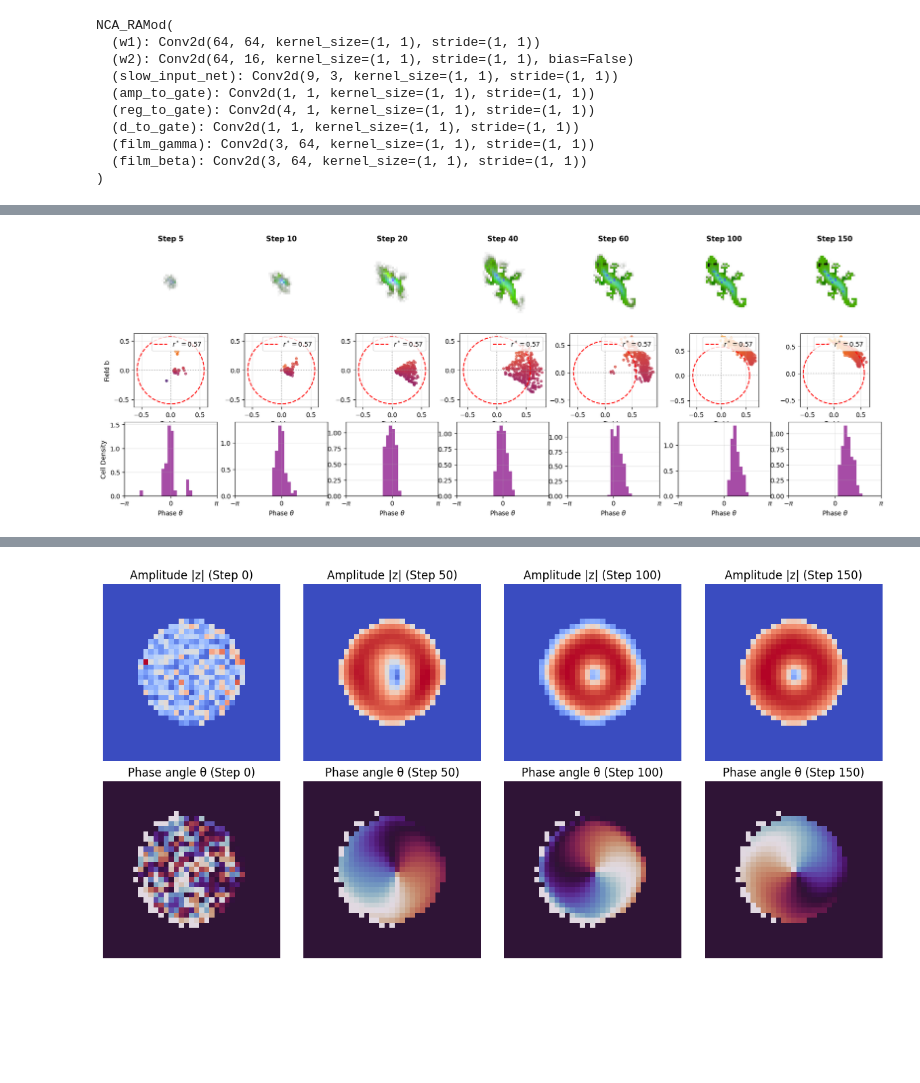
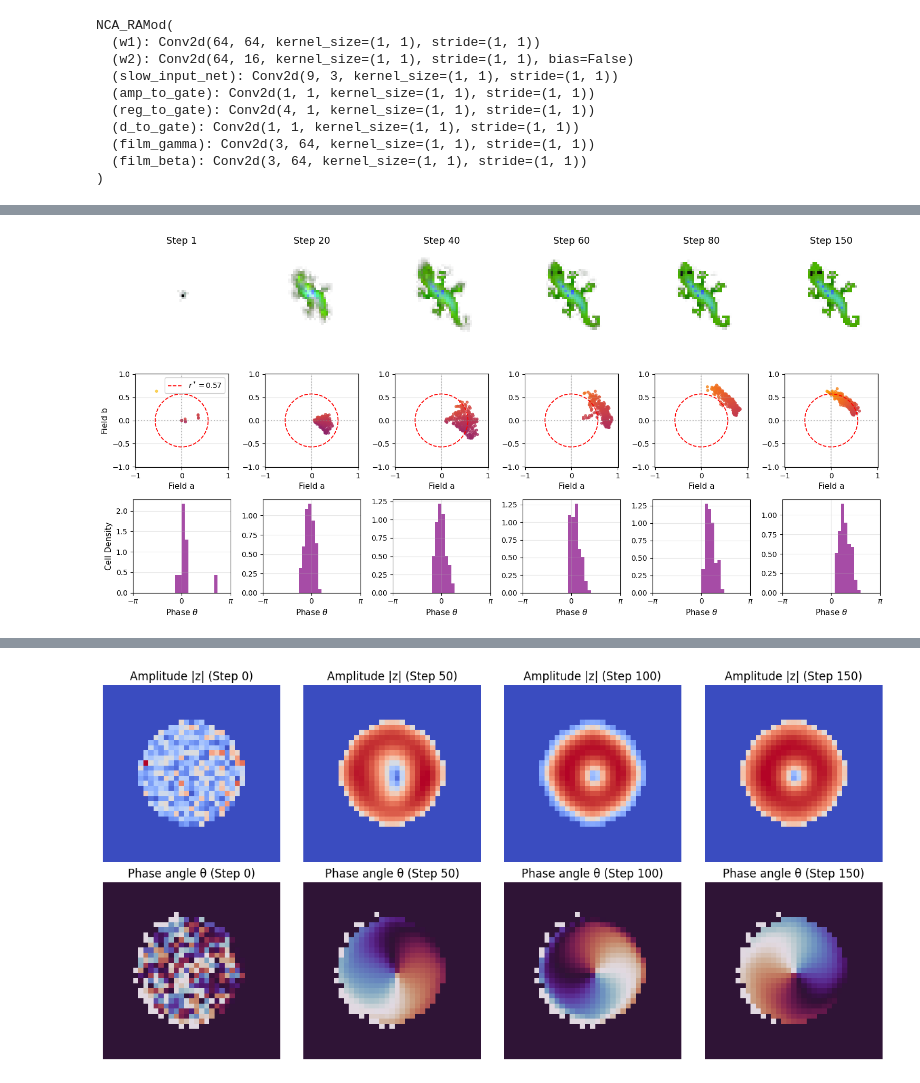
Before and after one commit to lshofsl/Thesis, a Jupyter notebook: NCA_w_RAmod.ipynb, the cells around one changed output, grey strips where cells are left out. Drawn from its saved outputs; the diff is of its cells as text; code cells hidden in the pictures; blank space fills up the shorter version.

```diff
--- a/NCA_w_RAmod.ipynb
+++ b/NCA_w_RAmod.ipynb
@@ -453,7 +456,7 @@ del optim
 torch.cuda.empty_cache()
 # %%
 nca = NCA_RAMod(CHANNELS,hidden_n=HIDDEN_SIZE)
-nca.load_state_dict(torch.load("Trained_models/Gene/NCA_RAMod.pth"))
+nca.load_state_dict(torch.load("Trained_models/Gene/NCA_RAMod_k_4.pth"))
 nca.to(DEVICE).eval()
 # %% [output]
 NCA_RAMod(
@@ -602,0 +629,14 @@ Learned RA constants:
+# %%
+#mask alpha channel and d
+x = torch.from_numpy(seed[None, ...]).to(DEVICE) if isinstance(seed, np.ndarray) else seed.to(DEVICE)
+
+live_mask = (base[:, 3:4] > 0.1).float()
+
+bg = x[0, 18][~live_mask[0,0].bool()]
+print("background min/max:", bg.min().item(), bg.max().item())
+
+
+alpha = x[0, 3][live_mask[0,0].bool()]
+d_alive = x[0, 18][live_mask[0,0].bool()]
+corr = torch.corrcoef(torch.stack([d_alive, alpha]))[0,1]
+print("corr(d, alpha):", corr.item())
@@ -794,12 +861,12 @@ def record_metrics(x_curr, amp_curr, phase_curr):
     phase_history.append(mean_phase.item())
 
 
-capture_steps = [5, 10, 20, 40, 60, 100, 150]
+capture_steps = [1, 20, 40, 60, 80, 150]
 captured_states = {}
 with torch.no_grad():
   x_phase_port = torch.from_numpy(seed[None, ...]).to(DEVICE) if isinstance(seed, np.ndarray) else seed.to(DEVICE)
   for t in range(160):
-    x_phase_port, phase, amp,_,_ = nca(x_phase_port, step=t, k=4)
+    x_phase_port, amp, phase,_,_ = nca(x_phase_port, step=t, k=4)
     record_metrics(x_phase_port, amp, phase)
     if t in capture_steps:
       captured_states[t] = x_phase_port[0].clone()
@@ -812,70 +879,77 @@ r_star = np.sqrt(mu / g0)
 theta = np.linspace(0, 2 * np.pi, 200)
 
 n_cols = len(capture_steps)
-fig, axes = plt.subplots(3, n_cols, figsize=(3 * n_cols, 7))
+fig, axes = plt.subplots(3, n_cols, figsize=(2.6 * n_cols, 7.5))
+
+# --- shared axis limits, computed once across all captured steps ---
+all_a, all_b = [], []
+for step_idx in capture_steps:
+    a_live, b_live, _ = get_living_ab(captured_states[step_idx])
+    all_a.append(a_live)
+    all_b.append(b_live)
+all_a = np.concatenate(all_a) if len(np.concatenate(all_a)) else np.array([0.0])
+all_b = np.concatenate(all_b) if len(np.concatenate(all_b)) else np.array([0.0])
+
+lim = max(r_star, np.abs(all_a).max(), np.abs(all_b).max()) * 1.15
+
+FONT = 13  # bump up for print legibility
+
+sc = None  # keep a reference for a single shared colorbar later
 
 for col, step_idx in enumerate(capture_steps):
     state = captured_states[step_idx]
 
-    # 1. Top Row: RGBA Image Rendering
+    # Row 0: RGBA
     rgba = state[:4].permute(1, 2, 0).detach().cpu().clamp(0, 1).numpy()
     axes[0, col].imshow(rgba)
-    axes[0, col].set_title(f"Step {step_idx}", fontsize=11, fontweight='bold')
+    axes[0, col].set_title(f"Step {step_idx}", fontsize=FONT)
     axes[0, col].axis('off')
 
-    # 2. Bottom Row: Phase Space (a vs b)
+    # Row 1: phase portrait
     a_live, b_live, _ = get_living_ab(state)
     angles = np.arctan2(b_live, a_live)
 
-    axes[1, col].plot(
-        r_star * np.cos(theta),
-        r_star * np.sin(theta),
-        'r--',
-        label=f'$r^* = {r_star:.2f}$'
-    )
+    ring_label = f'$r^* = {r_star:.2f}$' if col == 0 else None
+    axes[1, col].plot(r_star * np.cos(theta), r_star * np.sin(theta),
+                       'r--', label=ring_label, linewidth=1.3)
     axes[1, col].axhline(0, color='gray', linestyle=':', alpha=0.5)
     axes[1, col].axvline(0, color='gray', linestyle=':', alpha=0.5)
 
     if len(a_live) > 0:
-        # FIX 3: Consistent color mapping across phase space [-pi, pi]
         sc = axes[1, col].scatter(
-            a_live, b_live,
-            c=angles,
-            cmap='inferno',
-            vmin=-np.pi,
-            vmax=np.pi,
-            s=12,
-            alpha=0.7
+            a_live, b_live, c=angles, cmap='inferno',
+            vmin=-np.pi, vmax=np.pi, s=10, alpha=0.75
         )
 
+    axes[1, col].set_xlim(-lim, lim)
+    axes[1, col].set_ylim(-lim, lim)
     axes[1, col].set_aspect('equal')
-    axes[1, col].set_xlabel('Field a')
+    axes[1, col].set_xlabel('Field a', fontsize=FONT - 2)
     if col == 0:
-        axes[1, col].set_ylabel('Field b')
+        axes[1, col].set_ylabel('Field b', fontsize=FONT - 2)
+        axes[1, col].legend(loc='upper right', fontsize=FONT - 3, framealpha=0.9)
+    axes[1, col].tick_params(labelsize=FONT - 3)
     axes[1, col].grid(True, alpha=0.3)
-    axes[1, col].legend(loc='upper right')
 
+    # Row 2: phase histogram
     if len(angles) > 0:
-        # Plot phase histogram for living cells across [-pi, pi]
-        axes[2, col].hist(
-            angles,
-            bins=30,
-            range=(-np.pi, np.pi),
-            color='purple',
-            alpha=0.7,
-            density=True
-        )
+        axes[2, col].hist(angles, bins=30, range=(-np.pi, np.pi),
+                           color='purple', alpha=0.7, density=True)
 
     axes[2, col].set_xlim(-np.pi, np.pi)
     axes[2, col].set_xticks([-np.pi, 0, np.pi])
-    axes[2, col].set_xticklabels([r'$-\pi$', r'$0$', r'$\pi$'])
-    axes[2, col].set_xlabel(r'Phase $\theta$')
+    axes[2, col].set_xticklabels([r'$-\pi$', r'$0$', r'$\pi$'], fontsize=FONT - 2)
+    axes[2, col].set_xlabel(r'Phase $\theta$', fontsize=FONT - 2)
+    if col == 0:
+        axes[2, col].set_ylabel('Cell Density', fontsize=FONT - 2)
+    axes[2, col].tick_params(labelsize=FONT - 3)
+    axes[2, col].grid(True, alpha=0.3)
 
-    if col == 0:
-        axes[2, col].set_ylabel('Cell Density')
-    axes[2, col].grid(True, alpha=0.3)
+
+plt.tight_layout(rect=[0, 0, 0.97, 1])  # leave room for the colorbar on the right
+plt.show()
 # %% [output]
-[figure, old version]
+[figure, new version]
 # %%
 def apply_damage(x, damage_type='right_half', circle_radius=5):
     """
```
Also changed, not shown: parts of 19 cells of this notebook.
